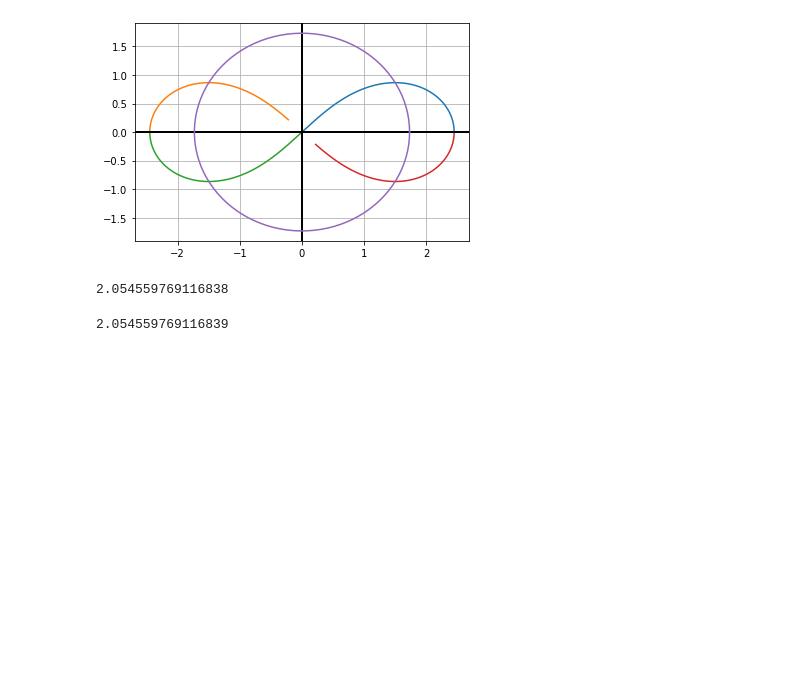
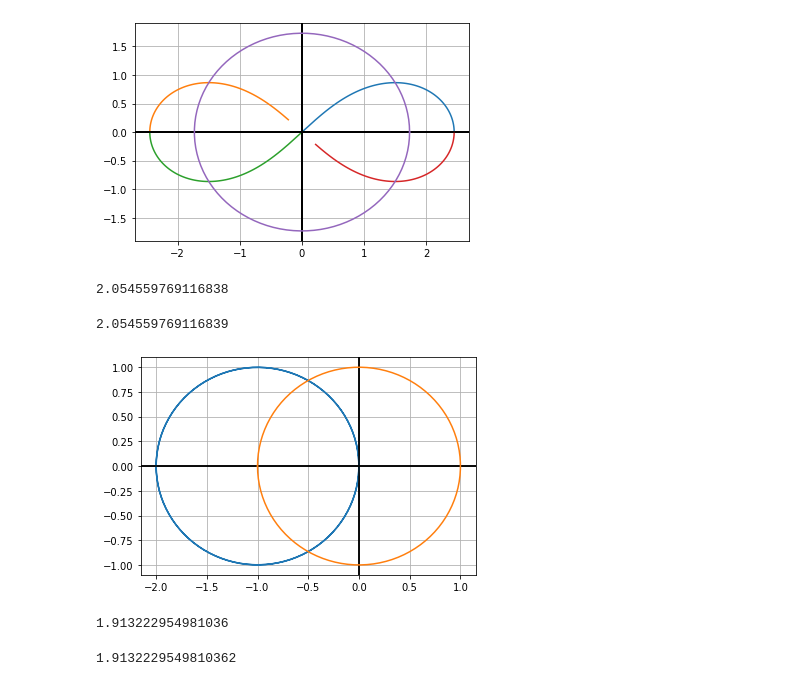
Before and after one commit to 8wgf3b/books, a Jupyter notebook: thomas_calculus_multivariable/11.ipynb, the cells around one changed output. Saved outputs shown, nothing was run; the diff lists cells and outputs as text; code cells hidden in the pictures; blank space fills up the shorter version.

```diff
--- a/thomas_calculus_multivariable/11.ipynb
+++ b/thomas_calculus_multivariable/11.ipynb
@@ -223,8 +223,10 @@ $\displaystyle \theta \sin{\left(\theta \right)}$
 # %%
 def DP(rexp, l=0, h=2*np.pi):
     tval = np.linspace(l, h, 100)
-    xl = smp.lambdify([th], rexp * smp.cos(th))
-    yl = smp.lambdify([th], rexp * smp.sin(th))
+    xl = smp.lambdify([th], rexp * smp.cos(th), modules=['numpy', 'sympy'])
+    xl = np.vectorize(xl)
+    yl = smp.lambdify([th], rexp * smp.sin(th), modules=['numpy', 'sympy'])
+    yl = np.vectorize(yl)
     plt.grid(True, which='both')
     plt.axhline(y=0, color='k')
     plt.axvline(x=0, color='k')
@@ -337,3 +341,16 @@ DP((3 + 0 * th)**0.5)
 3 * 3 ** 0.5 - np.pi
 # %% [output]
 2.054559769116839
+# %%
+DP(-2 * smp.cos(th))
+DP(-1 + 0 * th)
+# %% [output]
+[figure, added]
+# %%
+2 * (PArea(-2 * smp.cos(th), 0, np.pi/3) - PArea(1 + 0 * th, 0, np.pi/3))
+# %% [output]
+1.913222954981036
+# %%
+np.pi/3 + (3 ** 0.5)/2
+# %% [output]
+1.9132229549810362
```
Also changed, not shown: parts of 5 cells of this notebook.
